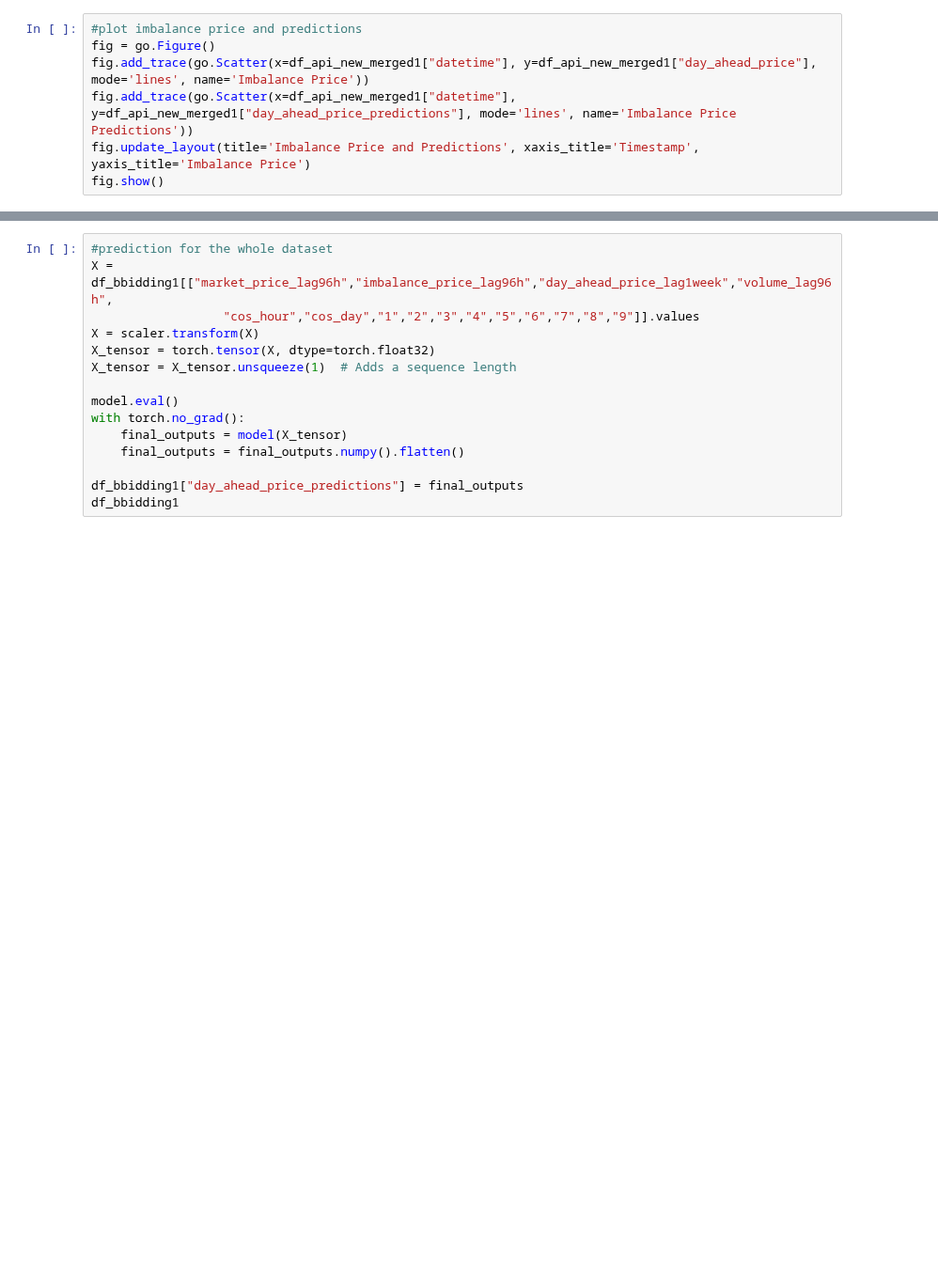
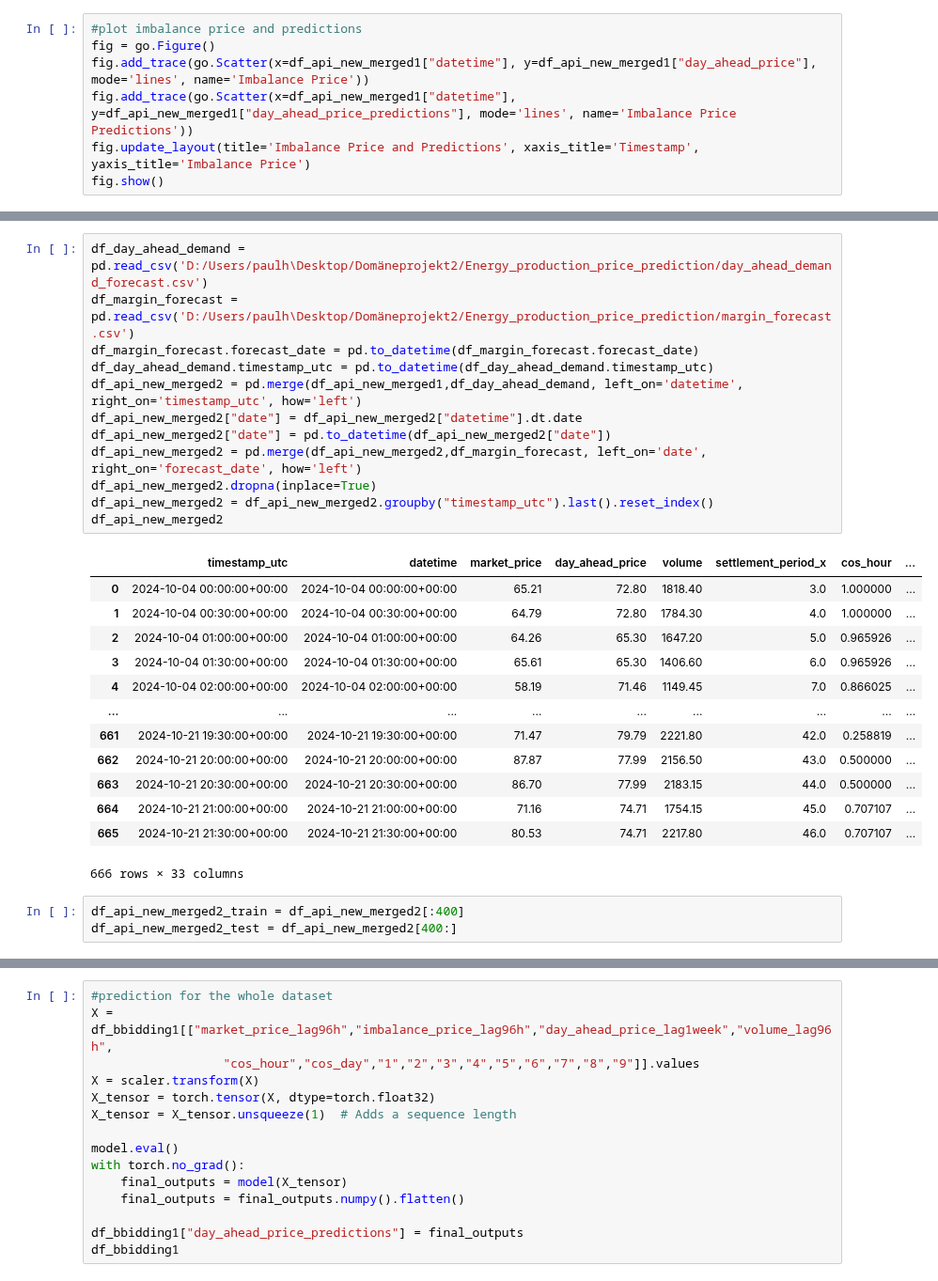
Before and after one commit to P-AEL/Energy_production_price_prediction, a Jupyter notebook: paul_analyse/LSTM_day_ahead_price.ipynb, the cells around one changed output, grey strips where cells are left out. Shown at 94% size. Saved outputs shown, nothing was run; the diff lists cells and outputs as text; blank space fills up the shorter version.

```diff
--- a/paul_analyse/LSTM_day_ahead_price.ipynb
+++ b/paul_analyse/LSTM_day_ahead_price.ipynb
@@ -535 +535,30 @@ day_ahead_price_predictions    0.187172
 Name: day_ahead_price, dtype: float64
+# %%
+df_day_ahead_demand = pd.read_csv('D:/Users/paulh\Desktop/Domäneprojekt2/Energy_production_price_prediction/day_ahead_demand_forecast.csv')
+df_margin_forecast = pd.read_csv('D:/Users/paulh\Desktop/Domäneprojekt2/Energy_production_price_prediction/margin_forecast.csv')
+df_margin_forecast.forecast_date = pd.to_datetime(df_margin_forecast.forecast_date)
+df_day_ahead_demand.timestamp_utc = pd.to_datetime(df_day_ahead_demand.timestamp_utc)
+df_api_new_merged2 = pd.merge(df_api_new_merged1,df_day_ahead_demand, left_on='datetime', right_on='timestamp_utc', how='left')
+df_api_new_merged2["date"] = df_api_new_merged2["datetime"].dt.date
+df_api_new_merged2["date"] = pd.to_datetime(df_api_new_merged2["date"])
+df_api_new_merged2 = pd.merge(df_api_new_merged2,df_margin_forecast, left_on='date', right_on='forecast_date', how='left')
+df_api_new_merged2.dropna(inplace=True)
+df_api_new_merged2 = df_api_new_merged2.groupby("timestamp_utc").last().reset_index()
+df_api_new_merged2
+# %% [output]
+|  | timestamp_utc | datetime | market_price | day_ahead_price | volume | settlement_period_x | cos_hour | ... |
+| 0 | 2024-10-04 00:00:00+00:00 | 2024-10-04 00:00:00+00:00 | 65.21 | 72.80 | 1818.40 | 3.0 | 1.000000 | ... |
+| 1 | 2024-10-04 00:30:00+00:00 | 2024-10-04 00:30:00+00:00 | 64.79 | 72.80 | 1784.30 | 4.0 | 1.000000 | ... |
+| 2 | 2024-10-04 01:00:00+00:00 | 2024-10-04 01:00:00+00:00 | 64.26 | 65.30 | 1647.20 | 5.0 | 0.965926 | ... |
+| 3 | 2024-10-04 01:30:00+00:00 | 2024-10-04 01:30:00+00:00 | 65.61 | 65.30 | 1406.60 | 6.0 | 0.965926 | ... |
+| 4 | 2024-10-04 02:00:00+00:00 | 2024-10-04 02:00:00+00:00 | 58.19 | 71.46 | 1149.45 | 7.0 | 0.866025 | ... |
+| ... | ... | ... | ... | ... | ... | ... | ... | ... |
+| 661 | 2024-10-21 19:30:00+00:00 | 2024-10-21 19:30:00+00:00 | 71.47 | 79.79 | 2221.80 | 42.0 | 0.258819 | ... |
+| 662 | 2024-10-21 20:00:00+00:00 | 2024-10-21 20:00:00+00:00 | 87.87 | 77.99 | 2156.50 | 43.0 | 0.500000 | ... |
+| 663 | 2024-10-21 20:30:00+00:00 | 2024-10-21 20:30:00+00:00 | 86.70 | 77.99 | 2183.15 | 44.0 | 0.500000 | ... |
+| 664 | 2024-10-21 21:00:00+00:00 | 2024-10-21 21:00:00+00:00 | 71.16 | 74.71 | 1754.15 | 45.0 | 0.707107 | ... |
+| 665 | 2024-10-21 21:30:00+00:00 | 2024-10-21 21:30:00+00:00 | 80.53 | 74.71 | 2217.80 | 46.0 | 0.707107 | ... |
+666 rows × 33 columns
+# %%
+df_api_new_merged2_train = df_api_new_merged2[:400]
+df_api_new_merged2_test = df_api_new_merged2[400:]
```
Also changed, not shown: parts of 14 cells of this notebook, 7 other files.
